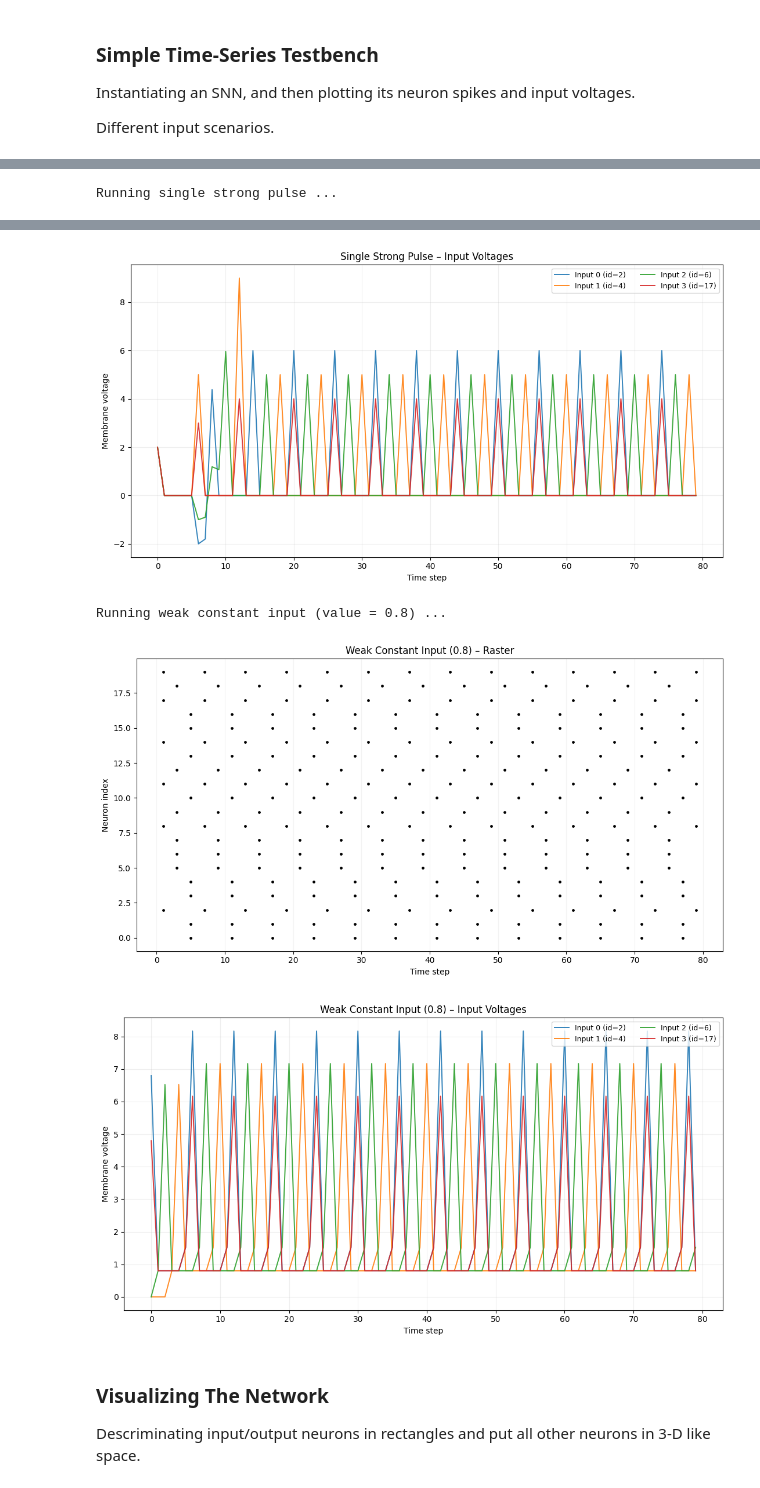
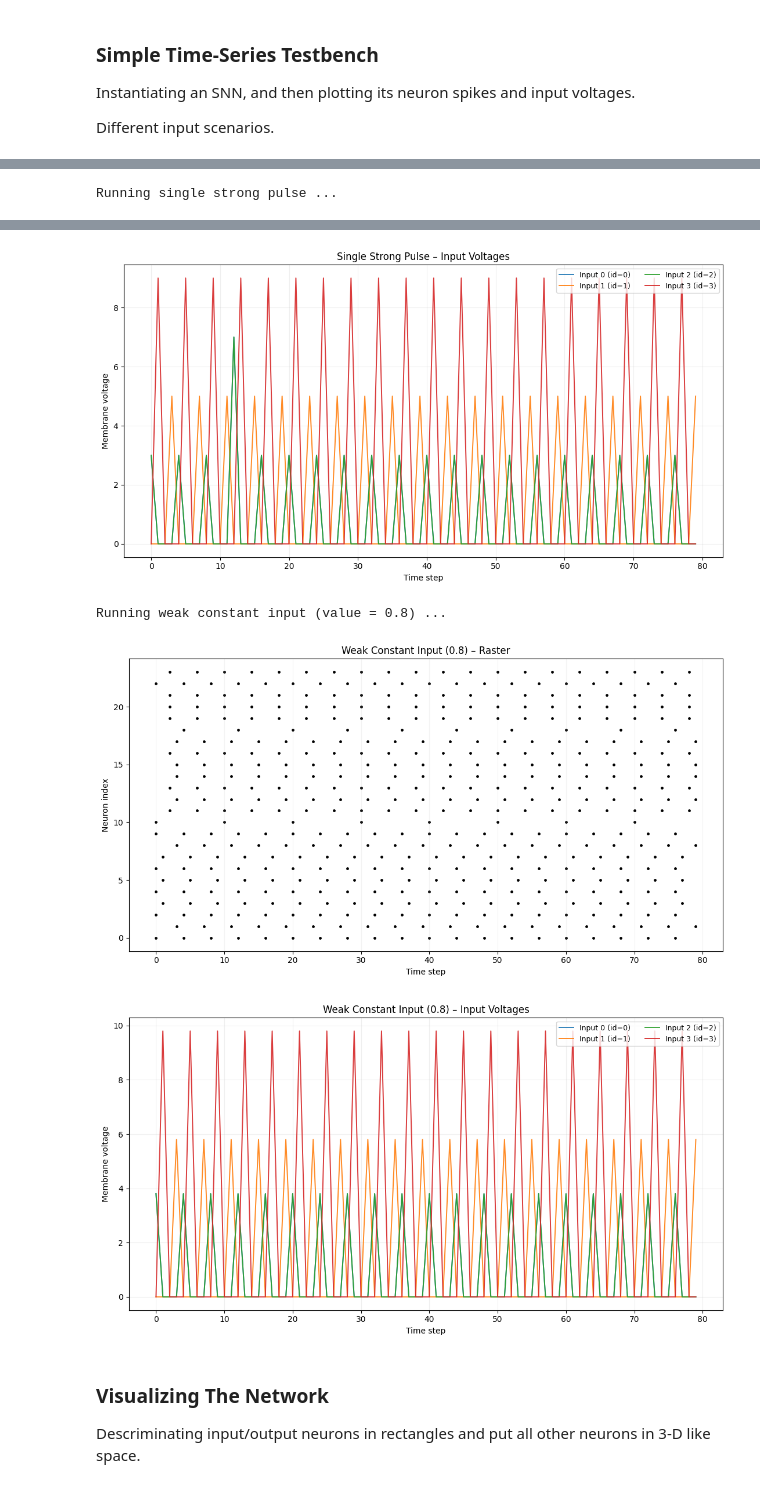
Before and after one commit to mohsensalehi1984/Spiking-Neural-Network, a Jupyter notebook: SNN_from_scratch.ipynb, the cells around one changed output, grey strips where cells are left out. Cells and saved outputs as stored; diff of their text form; code cells hidden in the pictures.

Commit message:
updateds in order of voltage updating equation and reset in counter method

```diff
--- a/SNN_from_scratch.ipynb
+++ b/SNN_from_scratch.ipynb
@@ -32,27 +35,28 @@ class Neuron:
     def time_and_voltage_update(self):
 
         if self.refractory:
+            self.sigma = False
             self.refractoriness_count()
-            self.sigma = False
+
         else:
-
+            dV = - self.voltage / self.time_constant  # decay part
+            self.voltage += dV
+            self.voltage += self.input_current # Step change part - Delta Input Current
 
             if self.voltage >= self.threshold:
-                self.voltage = self.rest_voltage
+                self.sigma = True
                 self.refractory = True
                 self.refractoriness_counter = 0
-                self.sigma = True
             else:
                 self.sigma = False
 
-            dV = - self.voltage / self.time_constant  # decay part
-            self.voltage += dV
-            self.voltage += self.input_current # Step change part - Delta Input Current
 
         # reset input after each timestep
         self.input_current = 0.0
 
     def refractoriness_count(self):
+        if self.refractoriness_counter == 0 :
+            self.voltage = self.rest_voltage
         self.refractoriness_counter += 1
         if self.refractoriness_counter >= self.refractoriness_time:
             self.refractoriness_counter = 0
@@ -81,7 +85,7 @@ for t in range(timesteps):
 
     print(
         f"{t:2d} | "
-        f"{neuron.voltage:6.3f} | "
+        f"{neuron.voltage:6.2f} | "
         f"{int(neuron.sigma)}     | "
         f"{neuron.refractory}"
     )
@@ -146,10 +150,15 @@ class SNN:
 
     def interface_init(self):
         assert self.in_dim + self.out_dim <= self.N
-
-        indices = np.random.permutation(self.N)
-        self.in_interface = indices[:self.in_dim] # Input interface indices
-        self.out_interface = indices[self.in_dim:self.in_dim + self.out_dim]   # Output interface indices
+        self.interface_random = False
+        if self.interface_random:
+            indices = np.random.permutation(self.N)
+            self.in_interface = indices[:self.in_dim] # Input interface indices
+            self.out_interface = indices[self.in_dim:self.in_dim + self.out_dim]   # Output interface indices
+        else:
+            indices = np.arange(0,self.N)
+            self.in_interface = indices[:self.in_dim]
+            self.out_interface = indices[-self.out_dim:self.N]
 
 
     def excitatory_init(self, exc_ratio=0.8, seed=None):
@@ -167,6 +176,7 @@ class SNN:
         self.if_excitatory[:n_exc] = True
 
         # Shuffle to avoid positional bias
+        np.random.shuffle(self.if_excitatory)
         np.random.shuffle(self.if_excitatory)
 
     def weights_init(
@@ -222,14 +232,14 @@ class SNN:
 # %%
 # ---- Test SNN instantiation ----
 
-N = 20
-exc_ratio = 0.75
+N = 24
+exc_ratio = 0.80
 in_dim = 4
 out_dim = 3
 
 neuron_params = dict(
     rest_voltage=0.0,
-    threshold=1.0,
+    threshold=2.0,
     time_constant=10.0,
     refractoriness_time=3
 )
@@ -333,7 +343,7 @@ import matplotlib.pyplot as plt
 # ────────────────────────────────────────────────
 neuron_params = {
     "rest_voltage": 0.0,
-    "threshold": 2.0,
+    "threshold": 2.5,
     "time_constant": 10,           # membrane time constant (ms or steps)
     "refractoriness_time": 3       # absolute refractory period (steps)
 }
@@ -342,7 +352,7 @@ neuron_params = {
 #          Instantiate the SNN network
 # ────────────────────────────────────────────────
 net = SNN(
-    N=20,                  # total number of neurons
+    N=24,                  # total number of neurons
     exc_ratio=0.8,         # 80% excitatory → 4 inhibitory
     in_dim=4,              # 4 input neurons
     out_dim=3,             # 3 output neurons
@@ -497,7 +507,7 @@ Running single strong pulse ...
-[figure, old version]
+[figure, new version]
 Running weak constant input (value = 0.8) ...
-[figure, old version]
+[figure, new version]
-[figure, old version]
+[figure, new version]
 # %% [markdown]
 ### Visualizing The Network
 
```
Also changed, not shown: parts of 7 cells of this notebook.
